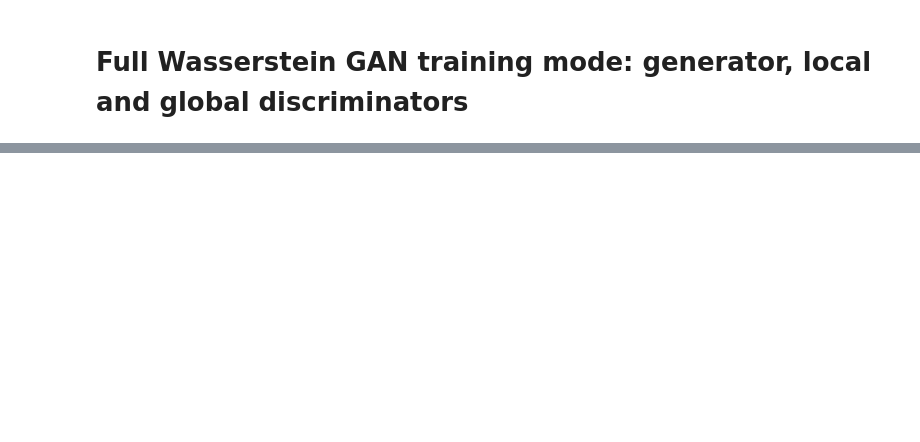
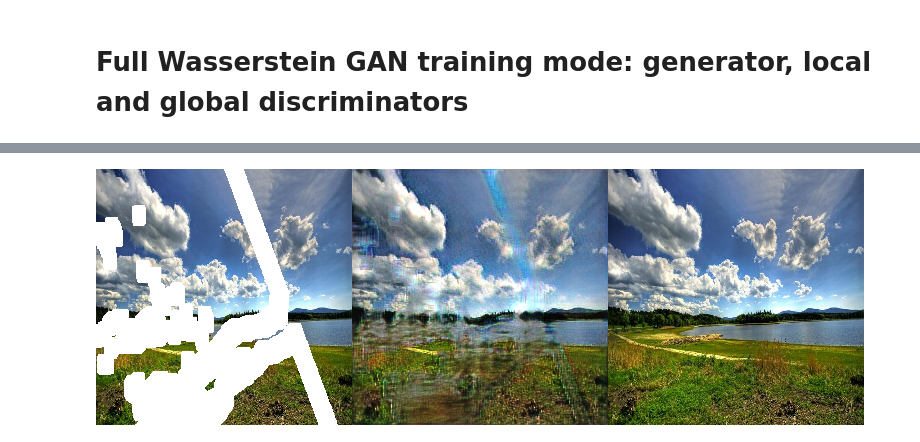
Before and after one commit to tlatkowski/inpainting-gmcnn-keras, a Jupyter notebook: colab/Image_Inpainting_with_GMCNN_model.ipynb, the cells around one changed output, grey strips where cells are left out. Cells and saved outputs as stored; diff of their text form; code cells hidden in the pictures; blank space fills up the shorter version.

```diff
--- a/colab/Image_Inpainting_with_GMCNN_model.ipynb
+++ b/colab/Image_Inpainting_with_GMCNN_model.ipynb
@@ -183,0 +184,4 @@ Epochs:   0% 0/5 [2:20:06<?, ?it/s, epoch=0, generator_loss=0.33, global_discrim
+# %%
+Image('outputs/predicted_pics/wgan/step_1000.png')
+# %% [output]
+[figure, added]
```
Also changed, not shown: parts of 22 cells of this notebook.
